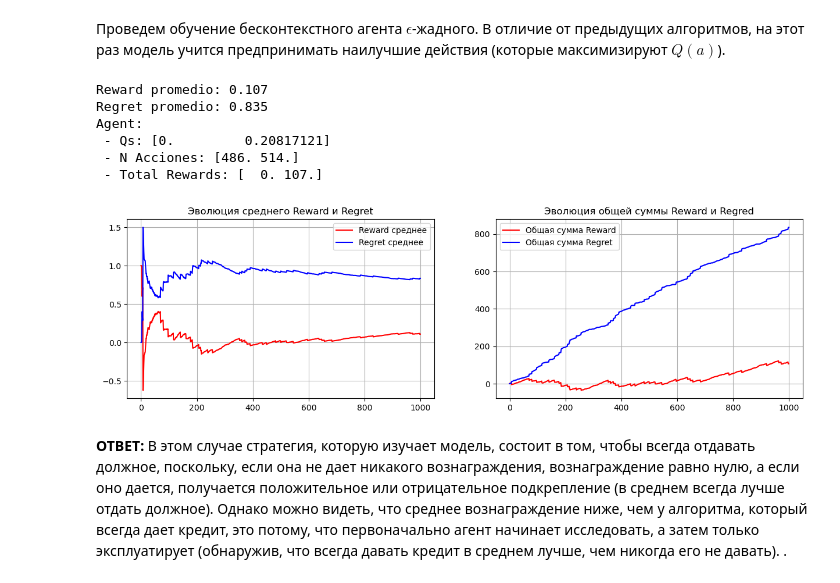
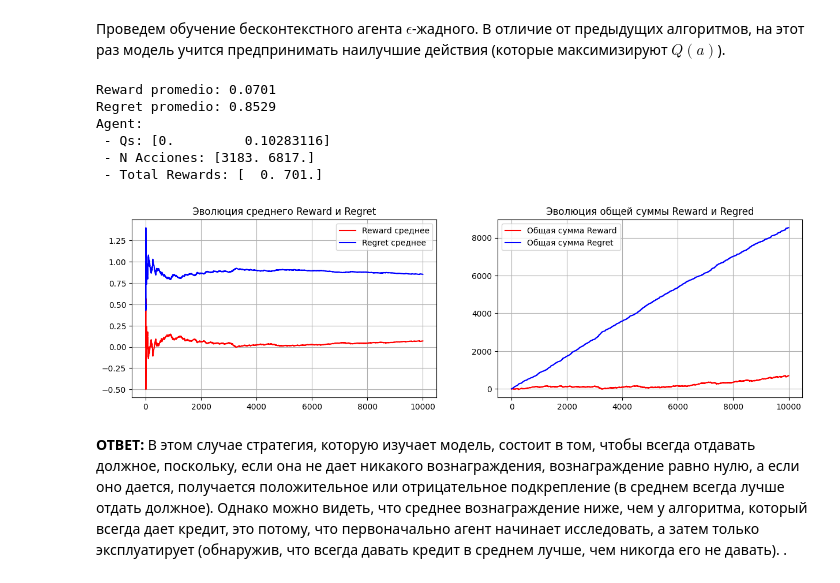
Before and after one commit to dmitrytimokhin/Multi-armed-bandit, a Jupyter notebook: Кредитный скоринг (тест).ipynb, the cells around one changed output. Cells and saved outputs as stored; diff of their text form; code cells hidden in the pictures.

```diff
--- a/Práctica2.ipynb
+++ b/Кредитный скоринг (тест).ipynb
@@ -277,9 +280,9 @@ def makePlots(reward_total_vec, reward_promedio, regret_total_vec, regret_promed
     plt.grid()
 # %% [markdown]
 #### 1. Случайный алгоритм
+# %%
+N = 10_000
 # %%
-N = 1000
-
 # Reward
 reward_promedio = []
 reward_total = 0
@@ -315,8 +318,6 @@ Regret promedio: 0.792
 # %% [markdown]
 #### 2. Алгоритм, который всегда отдает должное
 # %%
-N = 1000
-
 # Reward
 reward_promedio = []
 reward_total = 0
@@ -351,8 +352,6 @@ Regret promedio: 0.8
 # %% [markdown]
 #### 3. Алгоритм, который никогда не отдает должное
 # %%
-N = 1000
-
 # Reward
 reward_promedio = []
 reward_total = 0
@@ -413,8 +412,6 @@ class EpsilonGreedy:
 # %% [markdown]
 Проведем обучение бесконтекстного агента $\epsilon$-жадного. В отличие от предыдущих алгоритмов, на этот раз модель учится предпринимать наилучшие действия (которые максимизируют $Q(a)$).
 # %%
-N = 1000
-
 # Reward
 reward_promedio = []
 reward_total = 0
@@ -429,39 +426,39 @@ regret_total_vec = []
 agent = EpsilonGreedy(epsilon=1, nActions=len(available_actions))
 decay_rate = 0.9999 # скорость распада
 
 for i in tqdm(range(N)):
     cl_train.cliente()
 
     # Выбираем действие по жадному
     action = agent.choose_action()
     reward = cl_train.get_reward(action)
 
     # Обновляем Q агента
     agent.update(action, reward)
 
     reward_total += reward
     regret = cl_train.getBestReward()-reward
     regret_total += regret
     reward_promedio.append(reward_total/(i+1)) # i+1 — количество итераций
     reward_total_vec.append(reward_total)
     regret_promedio.append(regret_total/(i+1))
     regret_total_vec.append(regret_total)
 
     # Decaying epsilon
     agent.setEpsilon(agent.epsilon*decay_rate)
 
 print("Reward promedio:", reward_total/N)
 print("Regret promedio:", regret_total/N)
 print("Agent: \n - Qs: {}\n - N Acciones: {}\n - Total Rewards: {}".format(agent.Qs, agent.nveces, agent.suma_rs))
 makePlots(reward_total_vec, reward_promedio, regret_total_vec, regret_promedio)
 # %% [output]
-Reward promedio: 0.107
-Regret promedio: 0.835
+Reward promedio: 0.0701
+Regret promedio: 0.8529
 Agent:
- - Qs: [0.         0.20817121]
- - N Acciones: [486. 514.]
- - Total Rewards: [  0. 107.]
+ - Qs: [0.         0.10283116]
+ - N Acciones: [3183. 6817.]
+ - Total Rewards: [  0. 701.]
-[figure, old version]
+[figure, new version]
 # %% [markdown]
 **ОТВЕТ:** В этом случае стратегия, которую изучает модель, состоит в том, чтобы всегда отдавать должное, поскольку, если она не дает никакого вознаграждения, вознаграждение равно нулю, а если оно дается, получается положительное или отрицательное подкрепление (в среднем всегда лучше отдать должное). Однако можно видеть, что среднее вознаграждение ниже, чем у алгоритма, который всегда дает кредит, это потому, что первоначально агент начинает исследовать, а затем только эксплуатирует (обнаружив, что всегда давать кредит в среднем лучше, чем никогда его не давать). .
 # %% [markdown]
```
Also changed, not shown: parts of 25 cells of this notebook.
